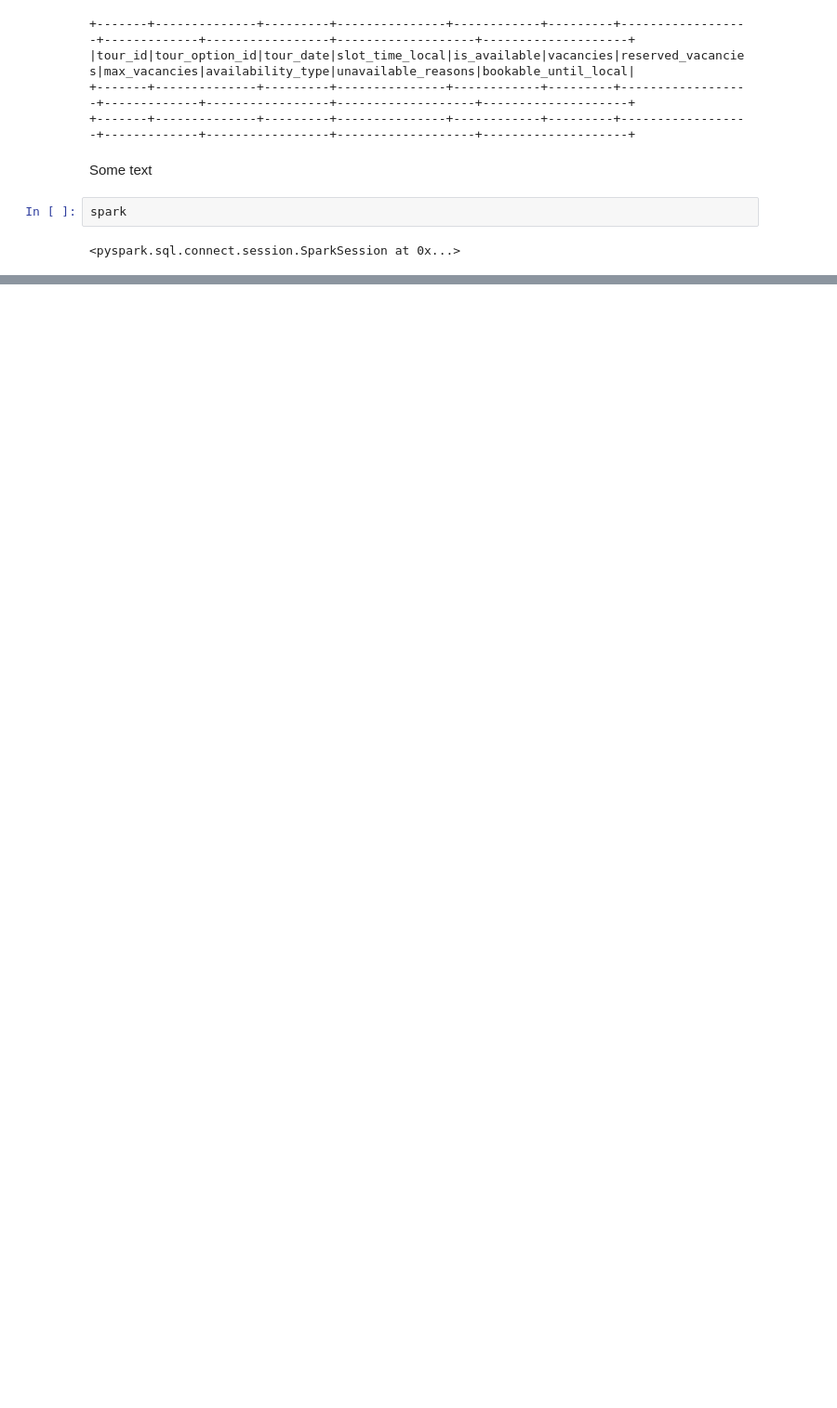
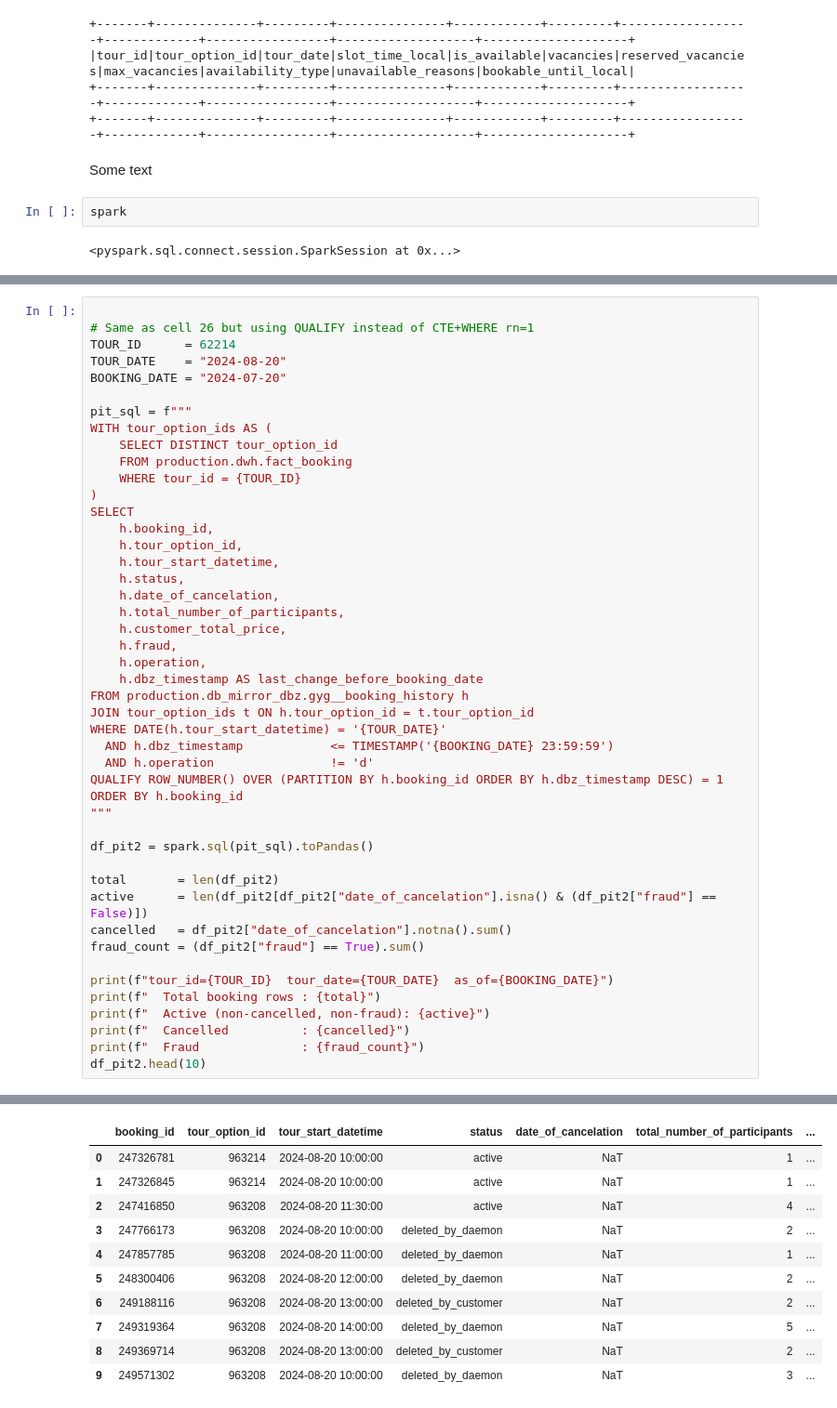
Before and after one commit to sergey-rubtsovenko-gyg/research, a Jupyter notebook: demand_forecast/notebooks/eda/availability.ipynb, the cells around one changed output, grey strips where cells are left out. Shown at 93% size. Cells and saved outputs as stored; diff of their text form; blank space fills up the shorter version.

```diff
--- a/demand_forecast/notebooks/eda/availability.ipynb
+++ b/demand_forecast/notebooks/eda/availability.ipynb
@@ -184,0 +361,47 @@ spark
+# %%
+
+# Same as cell 26 but using QUALIFY instead of CTE+WHERE rn=1
+TOUR_ID      = 62214
+TOUR_DATE    = "2024-08-20"
+BOOKING_DATE = "2024-07-20"
+
+pit_sql = f"""
+WITH tour_option_ids AS (
+    SELECT DISTINCT tour_option_id
+    FROM production.dwh.fact_booking
+    WHERE tour_id = {TOUR_ID}
+)
+SELECT
+    h.booking_id,
+    h.tour_option_id,
+    h.tour_start_datetime,
+    h.status,
+    h.date_of_cancelation,
+    h.total_number_of_participants,
+    h.customer_total_price,
+    h.fraud,
+    h.operation,
+    h.dbz_timestamp AS last_change_before_booking_date
+FROM production.db_mirror_dbz.gyg__booking_history h
+JOIN tour_option_ids t ON h.tour_option_id = t.tour_option_id
+WHERE DATE(h.tour_start_datetime) = '{TOUR_DATE}'
+  AND h.dbz_timestamp            <= TIMESTAMP('{BOOKING_DATE} 23:59:59')
+  AND h.operation                != 'd'
+QUALIFY ROW_NUMBER() OVER (PARTITION BY h.booking_id ORDER BY h.dbz_timestamp DESC) = 1
+ORDER BY h.booking_id
+"""
+
+df_pit2 = spark.sql(pit_sql).toPandas()
+
+total       = len(df_pit2)
+active      = len(df_pit2[df_pit2["date_of_cancelation"].isna() & (df_pit2["fraud"] == False)])
+cancelled   = df_pit2["date_of_cancelation"].notna().sum()
+fraud_count = (df_pit2["fraud"] == True).sum()
+
+print(f"tour_id={TOUR_ID}  tour_date={TOUR_DATE}  as_of={BOOKING_DATE}")
+print(f"  Total booking rows : {total}")
+print(f"  Active (non-cancelled, non-fraud): {active}")
+print(f"  Cancelled          : {cancelled}")
+print(f"  Fraud              : {fraud_count}")
+df_pit2.head(10)
+# %% [output]
@@ -184,0 +414,11 @@ spark
+|  | booking_id | tour_option_id | tour_start_datetime | status | date_of_cancelation | total_number_of_participants | ... |
+| 0 | 247326781 | 963214 | 2024-08-20 10:00:00 | active | NaT | 1 | ... |
+| 1 | 247326845 | 963214 | 2024-08-20 10:00:00 | active | NaT | 1 | ... |
+| 2 | 247416850 | 963208 | 2024-08-20 11:30:00 | active | NaT | 4 | ... |
+| 3 | 247766173 | 963208 | 2024-08-20 10:00:00 | deleted_by_daemon | NaT | 2 | ... |
+| 4 | 247857785 | 963208 | 2024-08-20 11:00:00 | deleted_by_daemon | NaT | 1 | ... |
+| 5 | 248300406 | 963208 | 2024-08-20 12:00:00 | deleted_by_daemon | NaT | 2 | ... |
+| 6 | 249188116 | 963208 | 2024-08-20 13:00:00 | deleted_by_customer | NaT | 2 | ... |
+| 7 | 249319364 | 963208 | 2024-08-20 14:00:00 | deleted_by_daemon | NaT | 5 | ... |
+| 8 | 249369714 | 963208 | 2024-08-20 13:00:00 | deleted_by_customer | NaT | 2 | ... |
+| 9 | 249571302 | 963208 | 2024-08-20 10:00:00 | deleted_by_daemon | NaT | 3 | ... |
```
Also changed, not shown: parts of 10 cells of this notebook, 37 other files.
